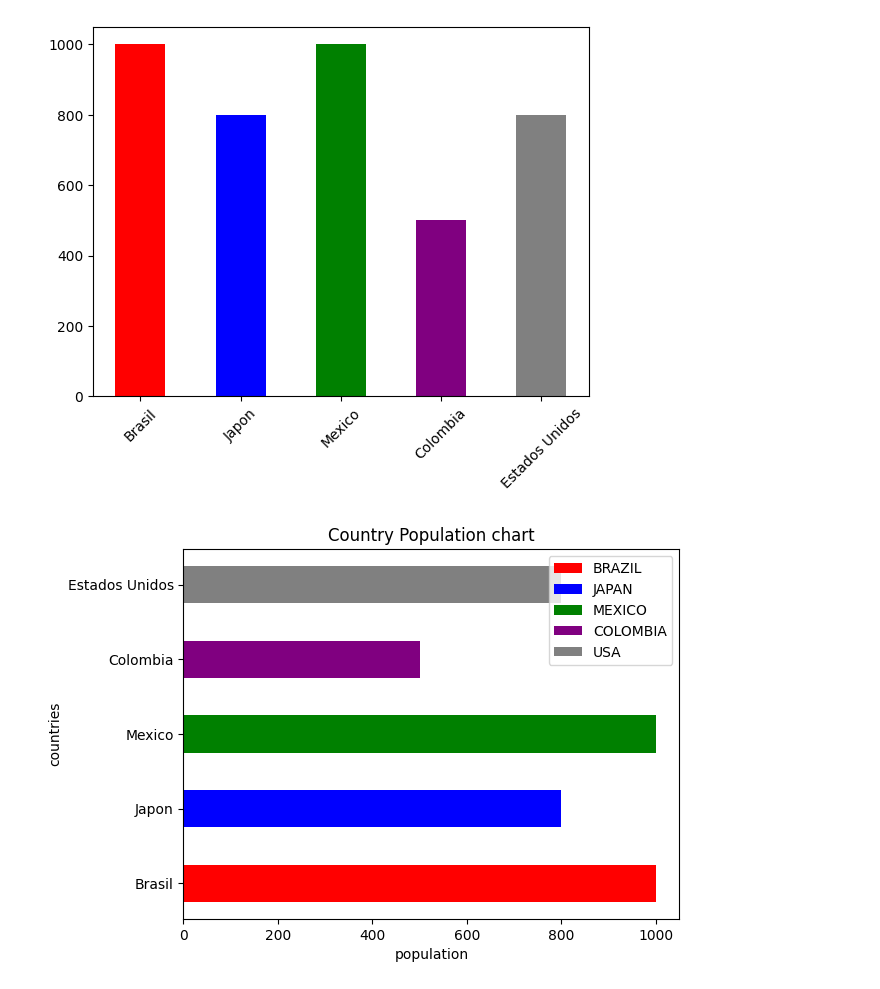
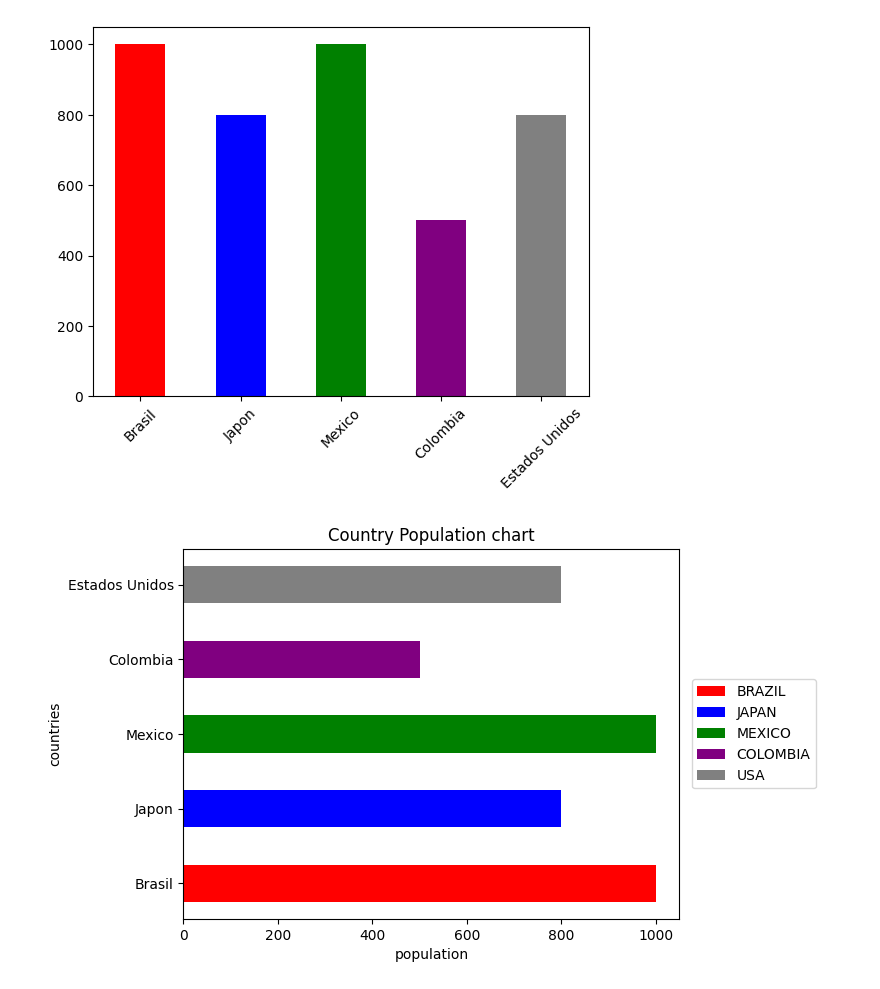
Before and after one commit to jasonssdev/data-science, a Jupyter notebook: matplotlib-seaborn/06_barplot.ipynb, the cells around one changed output. Drawn from its saved outputs; the diff is of its cells as text; code cells hidden in the pictures.

```diff
--- a/matplotlib-seaborn/06_barplot.ipynb
+++ b/matplotlib-seaborn/06_barplot.ipynb
@@ -13,10 +13,10 @@ plt.show()
 # %%
 plt.barh(country_list, population_list ,height=0.5, color=['red', 'blue', 'green', 'purple', "grey"], label=country_list)
 plt.title('Country Population chart')
 plt.xlabel(xlabel='population')
 plt.ylabel(ylabel='countries')
-plt.legend()
+plt.legend(loc='center', bbox_to_anchor=(1.15, 0.5))
 plt.yticks(np.arange(5),('Brasil', 'Japon', 'Mexico', 'Colombia', 'Estados Unidos'), rotation=0)
 plt.show()
 # %% [output]
-[figure, old version]
+[figure, new version]
```
Also changed, not shown: 1 other file.
